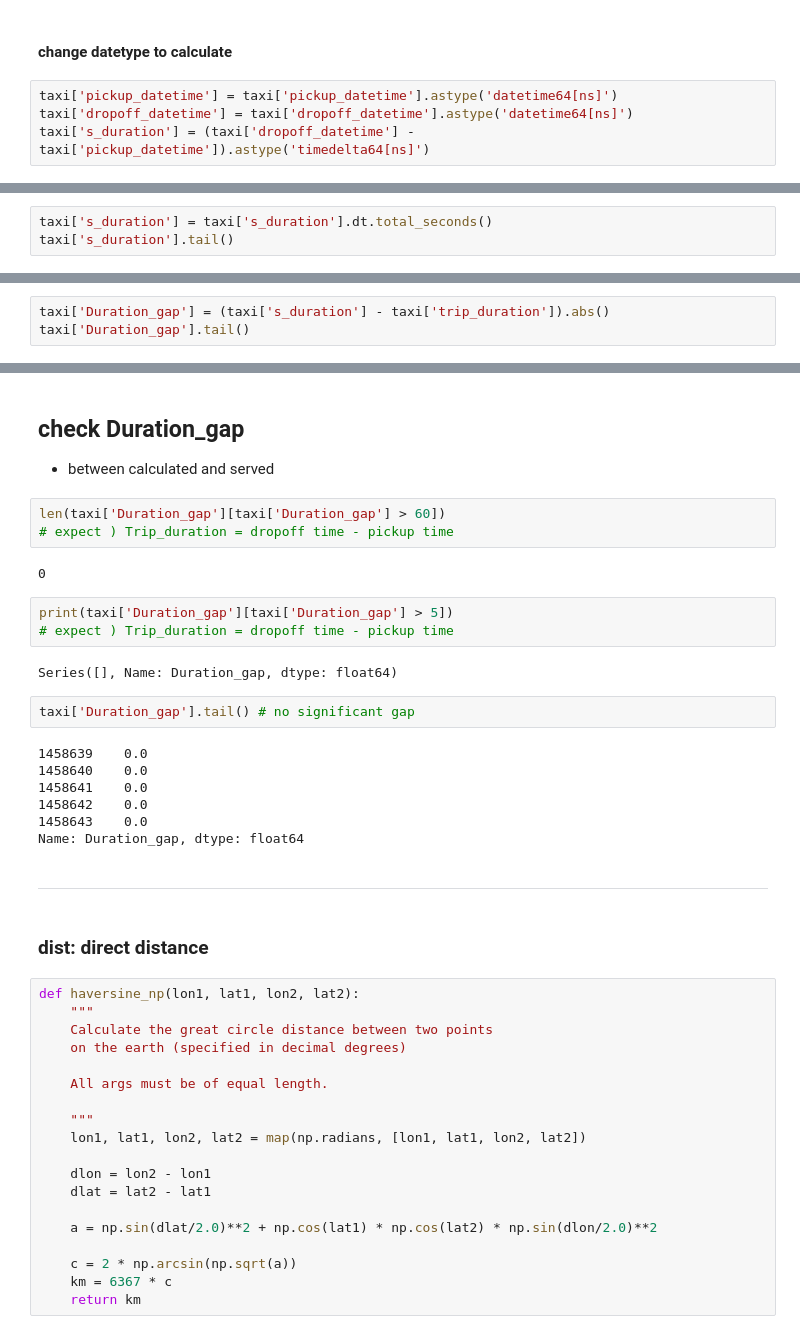
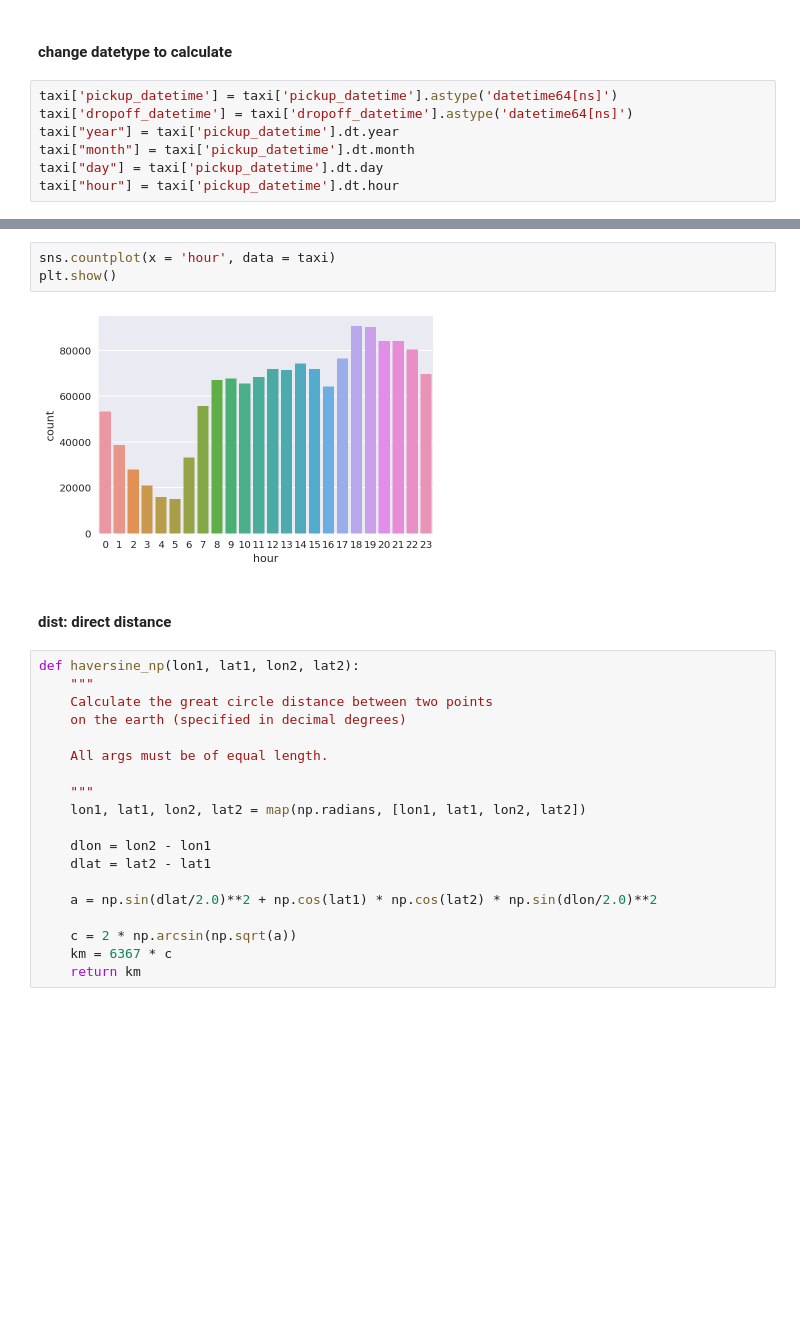
Before and after one commit to Moons08/dss-project-taxi, a Jupyter notebook: Mk/EDA_mk.ipynb, the cells around one changed output, grey strips where cells are left out. Drawn from its saved outputs; the diff is of its cells as text; blank space fills up the shorter version.

```diff
--- a/Mk/EDA_mk.ipynb
+++ b/Mk/EDA_mk.ipynb
@@ -25,4 +23,7 @@ taxi[['dropoff_date', 'dropoff_time']] = taxi.dropoff_datetime.str.split(expand=
 # %%
 taxi['pickup_datetime'] = taxi['pickup_datetime'].astype('datetime64[ns]')
 taxi['dropoff_datetime'] = taxi['dropoff_datetime'].astype('datetime64[ns]')
-taxi['s_duration'] = (taxi['dropoff_datetime'] - taxi['pickup_datetime']).astype('timedelta64[ns]')
+taxi["year"] = taxi['pickup_datetime'].dt.year
+taxi["month"] = taxi['pickup_datetime'].dt.month
+taxi["day"] = taxi['pickup_datetime'].dt.day
+taxi["hour"] = taxi['pickup_datetime'].dt.hour
@@ -61,3 +29,0 @@ Name: trip_duration, dtype: int64
-# %%
-taxi['s_duration'] = taxi['s_duration'].dt.total_seconds()
-taxi['s_duration'].tail()
@@ -71,3 +29,0 @@ Name: s_duration, dtype: float64
-# %%
-taxi['Duration_gap'] = (taxi['s_duration'] - taxi['trip_duration']).abs()
-taxi['Duration_gap'].tail()
@@ -83,29 +30,10 @@ Name: Duration_gap, dtype: float64
-# %% [markdown]
-## check Duration_gap
-- between calculated and served
-# %%
-len(taxi['Duration_gap'][taxi['Duration_gap'] > 60])
-# expect ) Trip_duration = dropoff time - pickup time
-# %% [output]
-0
-# %%
-print(taxi['Duration_gap'][taxi['Duration_gap'] > 5])
-# expect ) Trip_duration = dropoff time - pickup time
-# %% [output]
-Series([], Name: Duration_gap, dtype: float64)
-# %%
-taxi['Duration_gap'].tail() # no significant gap
-# %% [output]
-1458639    0.0
-1458640    0.0
-1458641    0.0
-1458642    0.0
-1458643    0.0
-Name: Duration_gap, dtype: float64
-# %% [markdown]
----
+# %%
+sns.countplot(x = 'hour', data = taxi)
+plt.show()
+# %% [output]
+[figure, added]
 # %% [markdown]
-### dist: direct distance
+#### dist: direct distance
 # %%
 def haversine_np(lon1, lat1, lon2, lat2):
     """
```
Also changed, not shown: parts of 77 cells of this notebook.
